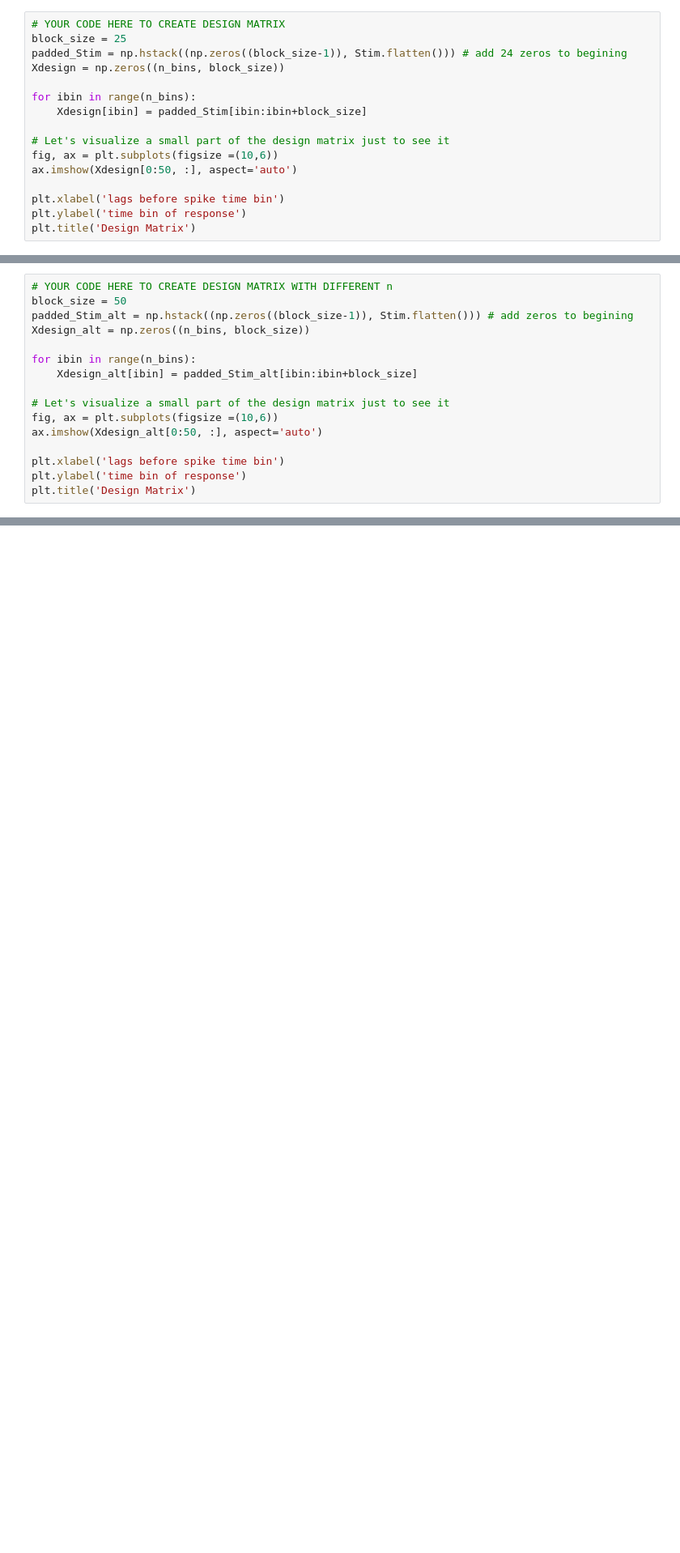
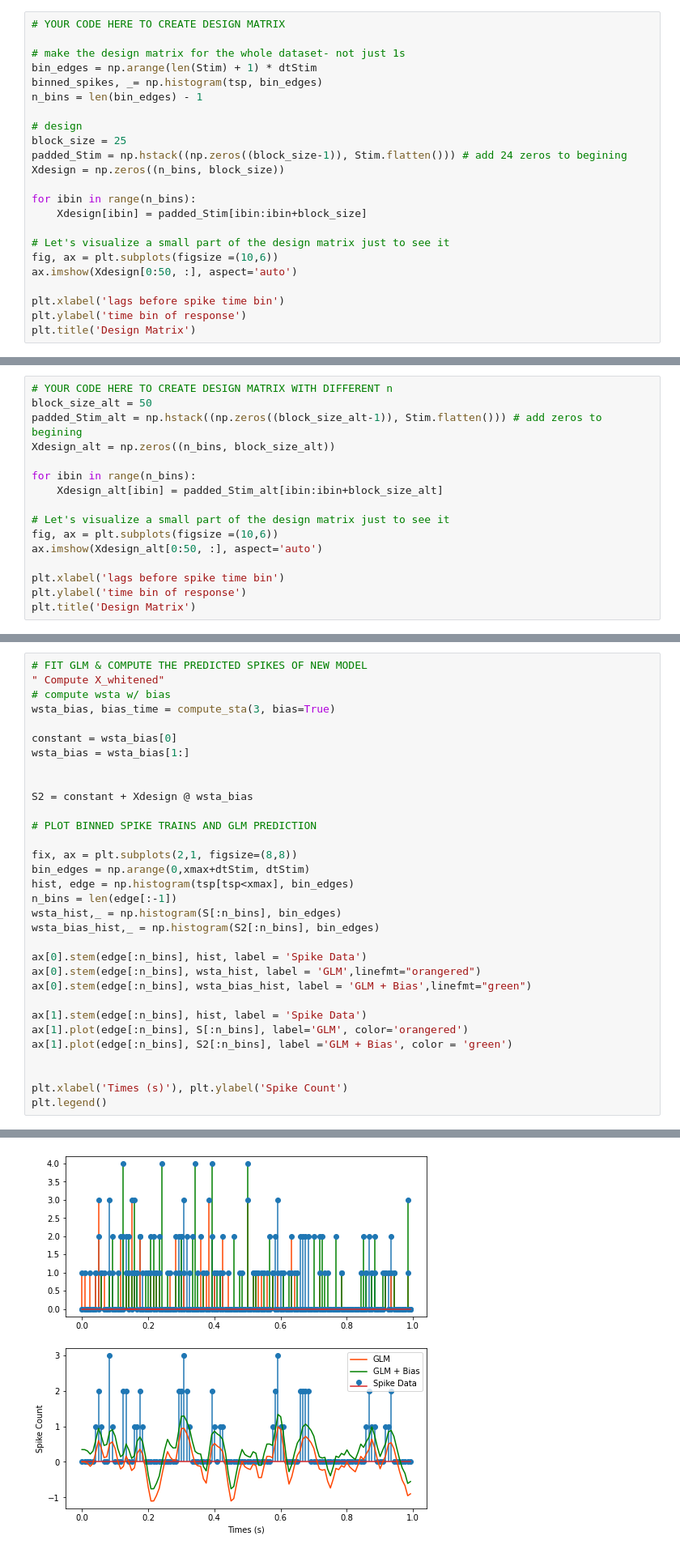
Before and after one commit to jess-breda/Neu537, a Jupyter notebook: neu537hw3/Questions_HW3_NEU437_537_GeneralizedLinearModels.ipynb, the cells around one changed output, grey strips where cells are left out. Shown: that part at 81% size. Saved outputs shown, nothing was run; the diff lists cells and outputs as text; blank space fills up the shorter version.

```diff
--- a/neu537hw3/Questions_HW3_NEU437_537_GeneralizedLinearModels.ipynb
+++ b/neu537hw3/Questions_HW3_NEU437_537_GeneralizedLinearModels.ipynb
@@ -187,6 +187,13 @@ In doing this, it would be a good idea to first create a “padded” version of
 **(1 point)**
 # %%
 # YOUR CODE HERE TO CREATE DESIGN MATRIX
+
+# make the design matrix for the whole dataset- not just 1s
+bin_edges = np.arange(len(Stim) + 1) * dtStim
+binned_spikes, _= np.histogram(tsp, bin_edges)
+n_bins = len(bin_edges) - 1
+
+# design
 block_size = 25
 padded_Stim = np.hstack((np.zeros((block_size-1)), Stim.flatten())) # add 24 zeros to begining
 Xdesign = np.zeros((n_bins, block_size))
@@ -217,12 +223,12 @@ How do you expect GLM performance will change based on the size of the stimulus
 **(2 points)**
 # %%
 # YOUR CODE HERE TO CREATE DESIGN MATRIX WITH DIFFERENT n
-block_size = 50
-padded_Stim_alt = np.hstack((np.zeros((block_size-1)), Stim.flatten())) # add zeros to begining
-Xdesign_alt = np.zeros((n_bins, block_size))
+block_size_alt = 50
+padded_Stim_alt = np.hstack((np.zeros((block_size_alt-1)), Stim.flatten())) # add zeros to begining
+Xdesign_alt = np.zeros((n_bins, block_size_alt))
 
 for ibin in range(n_bins):
-    Xdesign_alt[ibin] = padded_Stim_alt[ibin:ibin+block_size]
+    Xdesign_alt[ibin] = padded_Stim_alt[ibin:ibin+block_size_alt]
 
 # Let's visualize a small part of the design matrix just to see it
 fig, ax = plt.subplots(figsize =(10,6))
@@ -450,0 +476,33 @@ We'd like to estimate the parameters $\vec \theta$ that minimizes the error betw
+# %%
+# FIT GLM & COMPUTE THE PREDICTED SPIKES OF NEW MODEL
+" Compute X_whitened"
+# compute wsta w/ bias
+wsta_bias, bias_time = compute_sta(3, bias=True)
+
+constant = wsta_bias[0]
+wsta_bias = wsta_bias[1:]
+
+
+S2 = constant + Xdesign @ wsta_bias
+
+# PLOT BINNED SPIKE TRAINS AND GLM PREDICTION
+
+fix, ax = plt.subplots(2,1, figsize=(8,8))
+bin_edges = np.arange(0,xmax+dtStim, dtStim)
+hist, edge = np.histogram(tsp[tsp<xmax], bin_edges)
+n_bins = len(edge[:-1])
+wsta_hist,_ = np.histogram(S[:n_bins], bin_edges)
+wsta_bias_hist,_ = np.histogram(S2[:n_bins], bin_edges)
+
+ax[0].stem(edge[:n_bins], hist, label = 'Spike Data')
+ax[0].stem(edge[:n_bins], wsta_hist, label = 'GLM',linefmt="orangered")
+ax[0].stem(edge[:n_bins], wsta_bias_hist, label = 'GLM + Bias',linefmt="green")
+
+ax[1].stem(edge[:n_bins], hist, label = 'Spike Data')
+ax[1].plot(edge[:n_bins], S[:n_bins], label='GLM', color='orangered')
+ax[1].plot(edge[:n_bins], S2[:n_bins], label ='GLM + Bias', color = 'green')
+
+
+plt.xlabel('Times (s)'), plt.ylabel('Spike Count')
+plt.legend()
+# %% [output]
@@ -451,3 +510,4 @@ We'd like to estimate the parameters $\vec \theta$ that minimizes the error betw
+[figure, added]
 # %% [markdown]
 **4c**. How good is our prediction?
 * Calculate the mean squared error of the spike train, the GLM without offset, and the GLM with offset.
```
Also changed, not shown: parts of 18 cells of this notebook.
